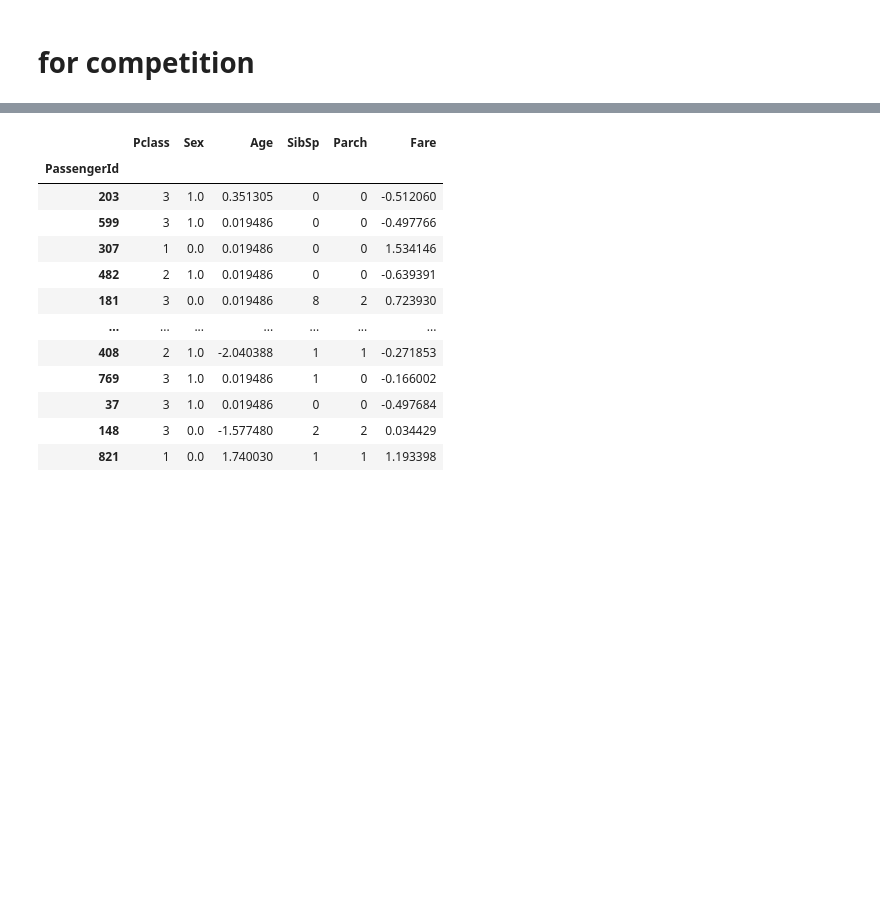
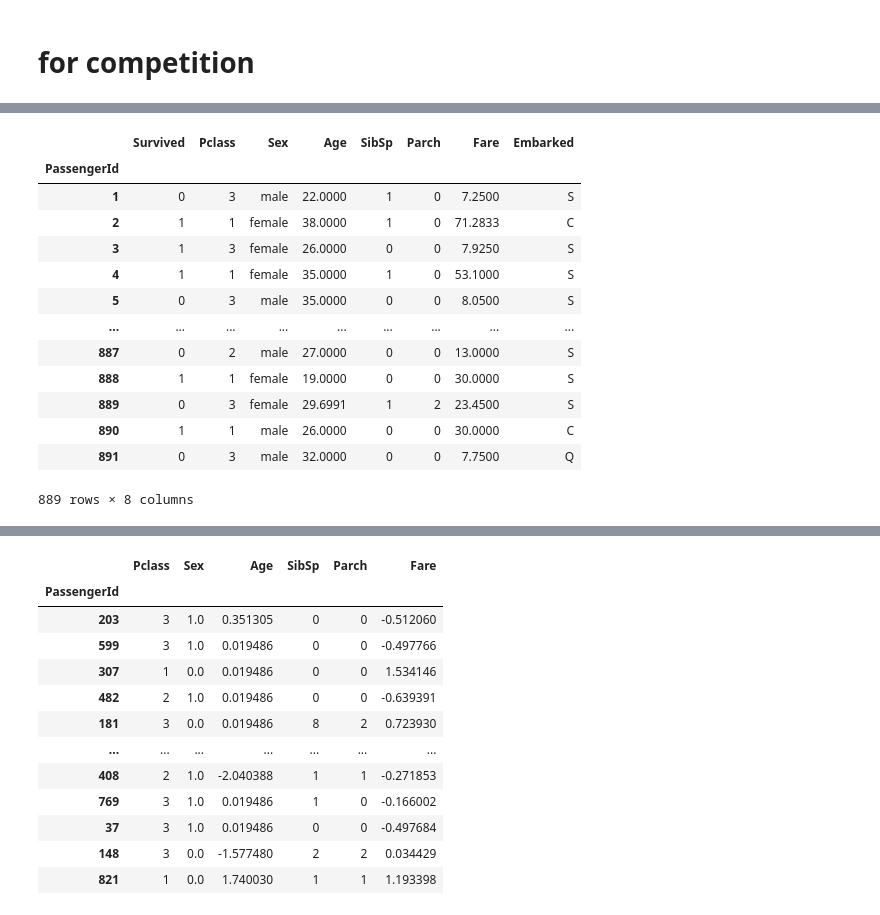
Before and after one commit to adilo231/Python-for-machine-learning, a Jupyter notebook: Exercices Global/TitanicDataset.ipynb, the cells around one changed output, grey strips where cells are left out. Drawn from its saved outputs; the diff is of its cells as text; code cells hidden in the pictures; blank space fills up the shorter version.

```diff
--- a/Exercices Global/TitanicDataset.ipynb
+++ b/Exercices Global/TitanicDataset.ipynb
@@ -280,8 +309,8 @@ KNeighborsClassifier(metric='manhattan', n_neighbors=10)
 # %% [markdown]
 # for competition
 # %%
-trainSet= pd.read_csv('train.csv',index_col='PassengerId')
-TestSet = pd.read_csv('test.csv',index_col='PassengerId')
+trainSet= pd.read_csv('Datasets/train.csv',index_col='PassengerId')
+TestSet = pd.read_csv('Datasets/test.csv',index_col='PassengerId')
 TestSet.head()
 # %% [output]
 |  | Pclass | Name | Sex | Age | SibSp | Parch | Ticket | Fare | Cabin | Embarked |
@@ -295,13 +324,36 @@ TestSet.head()
 
 trainSet.drop(['Name','Cabin','Ticket'],axis=1,inplace=True)
 trainSet['Age'].fillna(trainSet['Age'].mean(), inplace = True)
-trainSet.dropna(1,inplace=True)
+trainSet.dropna(0,inplace=True)
+
 TestSet.drop(['Name','Cabin','Ticket'],axis=1,inplace=True)
 TestSet['Age'].fillna(TestSet['Age'].mean(), inplace = True)
-TestSet.dropna(1,inplace=True)
+TestSet.dropna(0,inplace=True)
 
 X= trainSet.drop('Survived',1)
 y=trainSet['Survived']
+
+X_test= TestSet
+
+num_col = X.select_dtypes(exclude=['object']).columns
+cat_col = X.select_dtypes(include=['object']).columns
+# %%
+trainSet
+# %% [output]
+|  | Survived | Pclass | Sex | Age | SibSp | Parch | Fare | Embarked |
+| PassengerId |  |  |  |  |  |  |  |  |
+| 1 | 0 | 3 | male | 22.0000 | 1 | 0 | 7.2500 | S |
+| 2 | 1 | 1 | female | 38.0000 | 1 | 0 | 71.2833 | C |
+| 3 | 1 | 3 | female | 26.0000 | 0 | 0 | 7.9250 | S |
+| 4 | 1 | 1 | female | 35.0000 | 1 | 0 | 53.1000 | S |
+| 5 | 0 | 3 | male | 35.0000 | 0 | 0 | 8.0500 | S |
+| ... | ... | ... | ... | ... | ... | ... | ... | ... |
+| 887 | 0 | 2 | male | 27.0000 | 0 | 0 | 13.0000 | S |
+| 888 | 1 | 1 | female | 19.0000 | 0 | 0 | 30.0000 | S |
+| 889 | 0 | 3 | female | 29.6991 | 1 | 2 | 23.4500 | S |
+| 890 | 1 | 1 | male | 26.0000 | 0 | 0 | 30.0000 | C |
+| 891 | 0 | 3 | male | 32.0000 | 0 | 0 | 7.7500 | Q |
+889 rows × 8 columns
 # %%
 
 from sklearn.preprocessing import StandardScaler,OrdinalEncoder
```
Also changed, not shown: parts of 22 cells of this notebook.
